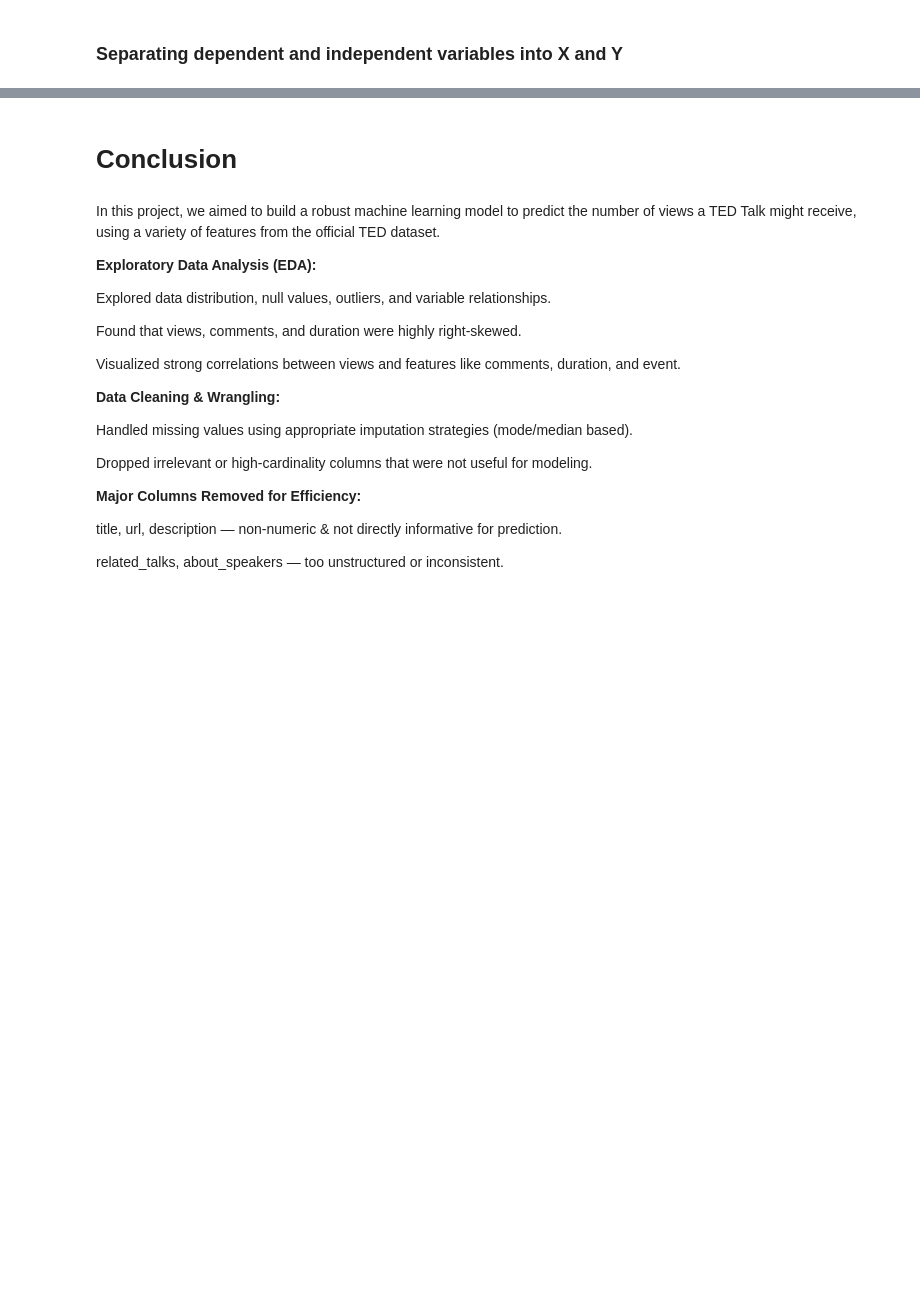
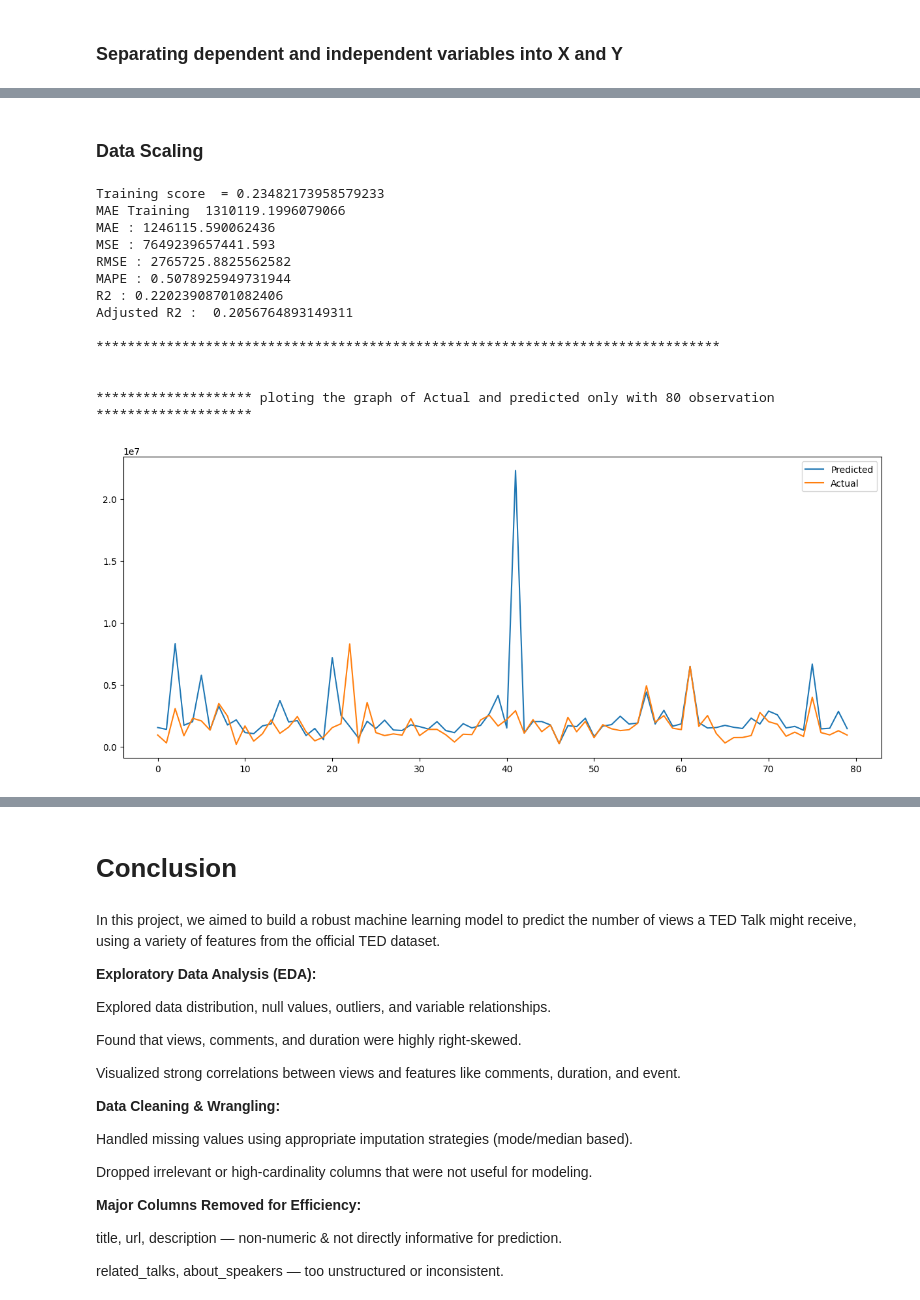
Before and after one commit to drishtigoel083/TedTalksPredictionModel, a Jupyter notebook: Ted_Talk_Views_Prediction.ipynb, the cells around one changed output, grey strips where cells are left out. Saved outputs shown, nothing was run; the diff lists cells and outputs as text; code cells hidden in the pictures; blank space fills up the shorter version.

Commit message:
Model improvement

```diff
--- a/Ted_Talk_Views_Prediction.ipynb
+++ b/Ted_Talk_Views_Prediction.ipynb
@@ -745,0 +746,3 @@ X.head(2)
+# %%
+x = df[['comments','duration','recorded_month','published_month','published_year','recorded_year','native_lang_simplified_en','native_lang_simplified_es','native_lang_simplified_fr','native_lang_simplified_hi','native_lang_simplified_ja']]
+y = df[['views']]
@@ -814,8 +766,0 @@ Data Scaling
-# %%
-# Split your data to train and test. Choose Splitting ratio wisely.
-from sklearn.model_selection import train_test_split
-X_train, X_test, y_train, y_test = train_test_split(
-    X, y,
-    test_size=0.2,       # 20% test, 80% train
-    random_state=42      # ensures reproducibility
-)
@@ -1117,0 +767,3 @@ Suitable for both regression and classification tasks.
+# %%
+from sklearn.model_selection import train_test_split
+x_train,x_test,y_train,y_test = train_test_split(x,y,test_size=0.15,random_state=42)
@@ -1117,0 +789,8 @@ Suitable for both regression and classification tasks.
+# %% [markdown]
+### Data Scaling
+# %%
+from sklearn.preprocessing import RobustScaler
+
+scaler = RobustScaler()
+x_train = scaler.fit_transform(x_train)
+x_test = scaler.transform(x_test)
@@ -1117,0 +896,17 @@ Suitable for both regression and classification tasks.
+# %%
+score_metrix(LinearRegression(),x_train,x_test,y_train,y_test)
+# %% [output]
+Training score  = 0.23482173958579233
+MAE Training  1310119.1996079066
+MAE : 1246115.590062436
+MSE : 7649239657441.593
+RMSE : 2765725.8825562582
+MAPE : 0.5078925949731944
+R2 : 0.22023908701082406
+Adjusted R2 :  0.2056764893149311
+
+********************************************************************************
+
+
+******************** ploting the graph of Actual and predicted only with 80 observation ********************
+[figure, added]
```
Also changed, not shown: parts of 66 cells of this notebook.
